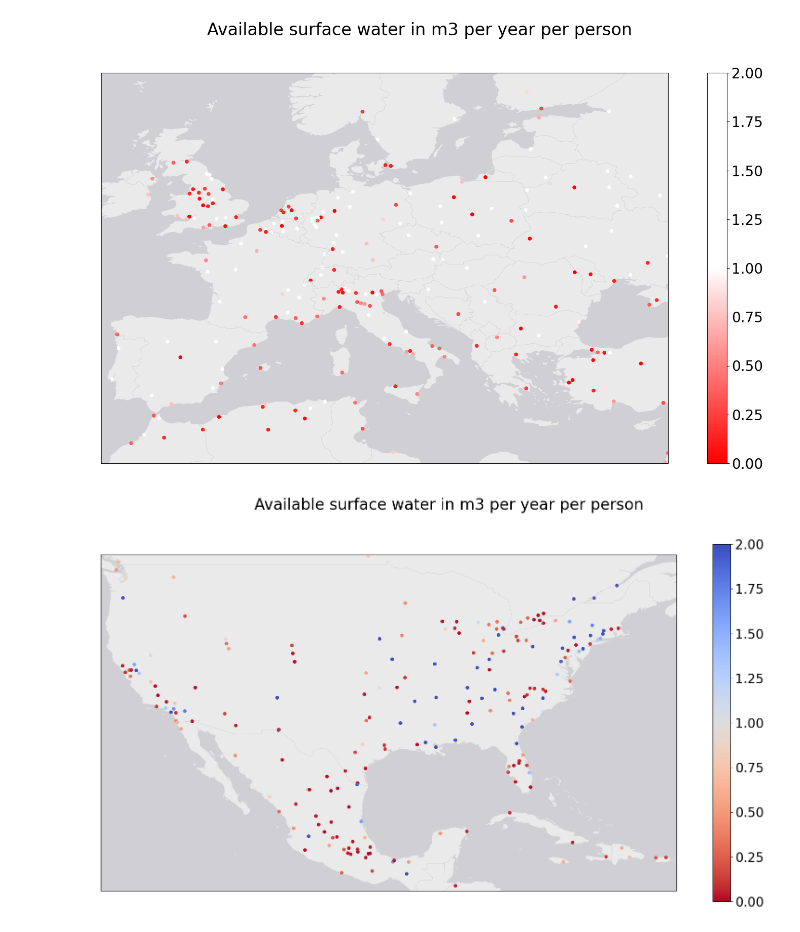
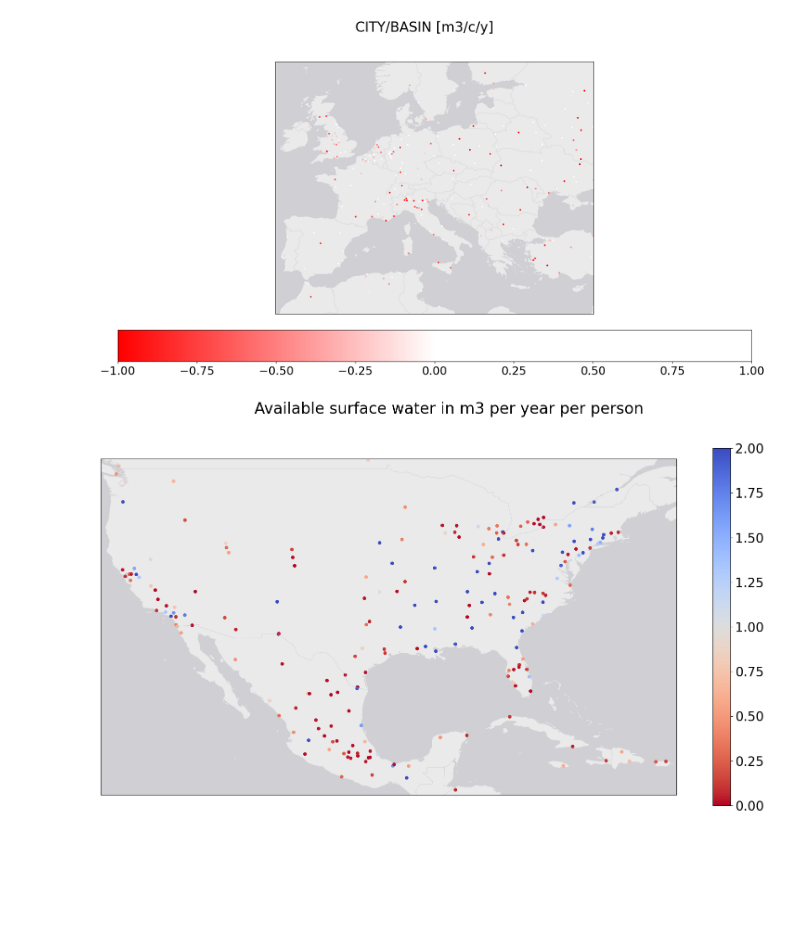
Before and after one commit to HalKiyo/h08_urban, a Jupyter notebook: wsi/pst/city_vs_basin.ipynb, the cells around one changed output. Drawn from its saved outputs; the diff is of its cells as text; code cells hidden in the pictures; blank space fills up the shorter version.

```diff
--- a/wsi/pst/city_vs_basin.ipynb
+++ b/wsi/pst/city_vs_basin.ipynb
@@ -56,32 +84,11 @@ plt.show()
 # %%
-norm = mcolors.TwoSlopeNorm(vcenter=1, vmin=0, vmax=2)
-cmap = 'coolwarm_r'
+norm = mcolors.TwoSlopeNorm(vcenter=0, vmin=-1, vmax=1)
+#cmap = 'coolwarm_r'
 cmap = mcolors.LinearSegmentedColormap.from_list('RedOrange',['red', '#ffffff', '#ffffff'])
-
-plt.rcParams["font.size"] = 20
-projection = ccrs.PlateCarree(central_longitude=0)
-crs = ccrs.PlateCarree()
-fig, ax = plt.subplots(figsize=(20,10), subplot_kw={'projection': projection})
-ax.set_extent([-10, 35, 32, 63], crs=crs)
-img = ax.scatter(
-              rate_array[:, 1],
-              rate_array[:, 2],
-              c=rate_array[:, 3],
-              s=20,
-              cmap= cmap,
-              norm=norm,
-              transform=ccrs.PlateCarree(),
-             )
-#ax.gridlines()
-ax.add_feature(cfeature.LAND, edgecolor='none', facecolor='#eaeaea')
-ax.add_feature(cfeature.OCEAN, edgecolor='none', facecolor='#d0cfd4')
-ax.add_feature(cfeature.COASTLINE, linewidth=0.1,edgecolor='#d0cfd4')
-ax.add_feature(cfeature.BORDERS, linestyle='-', linewidth=0.5, edgecolor='#d0cfd4')
-cbar = fig.colorbar(img, ax=ax, orientation='vertical', pad=0.05)
-fig.suptitle('Available surface water in m3 per year per person')
-plt.show()
+extent = [-10, 35, 32, 63]
+plot_world(diff_array, norm, cmap, extent)
 # %% [output]
-[figure, old version]
+[figure, new version]
 # %%
 norm = mcolors.TwoSlopeNorm(vcenter=1, vmin=0, vmax=2)
 cmap = 'coolwarm_r'
```
Also changed, not shown: parts of 5 cells of this notebook, 7 other files.
